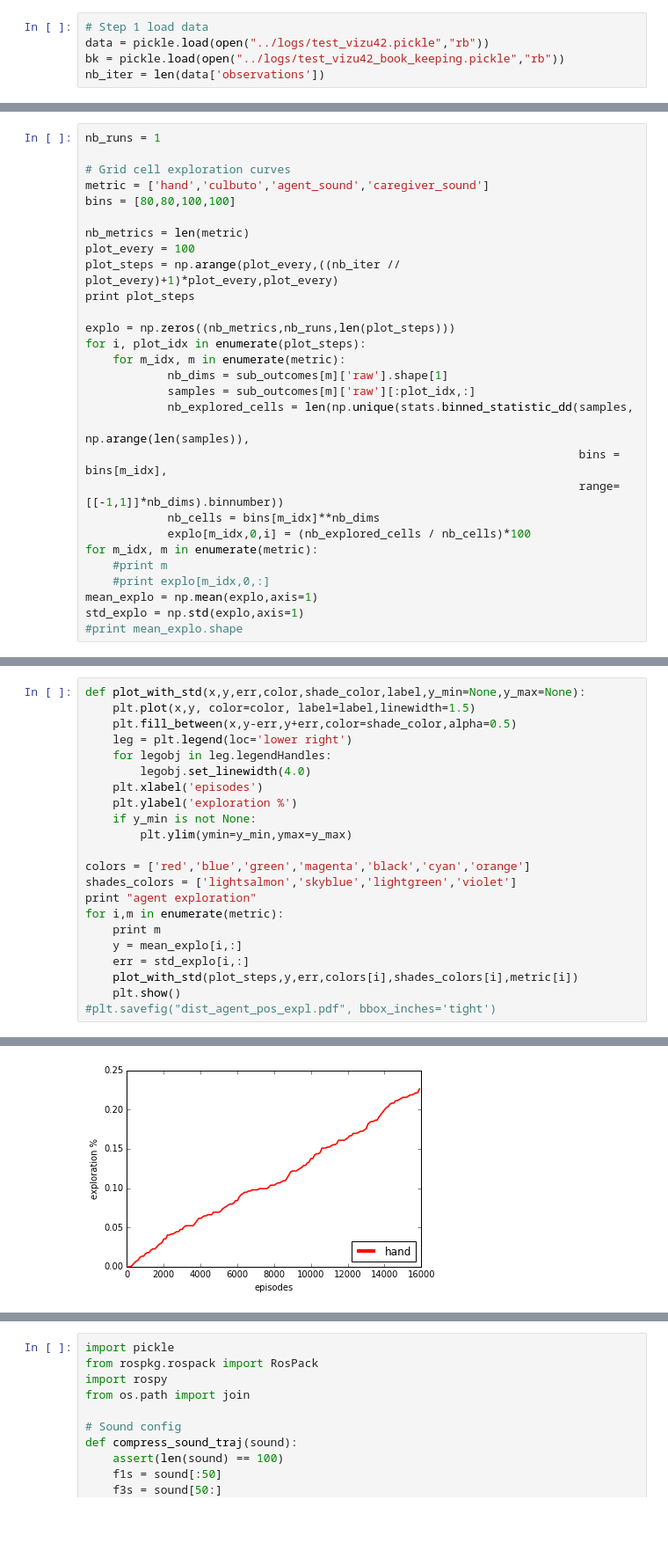
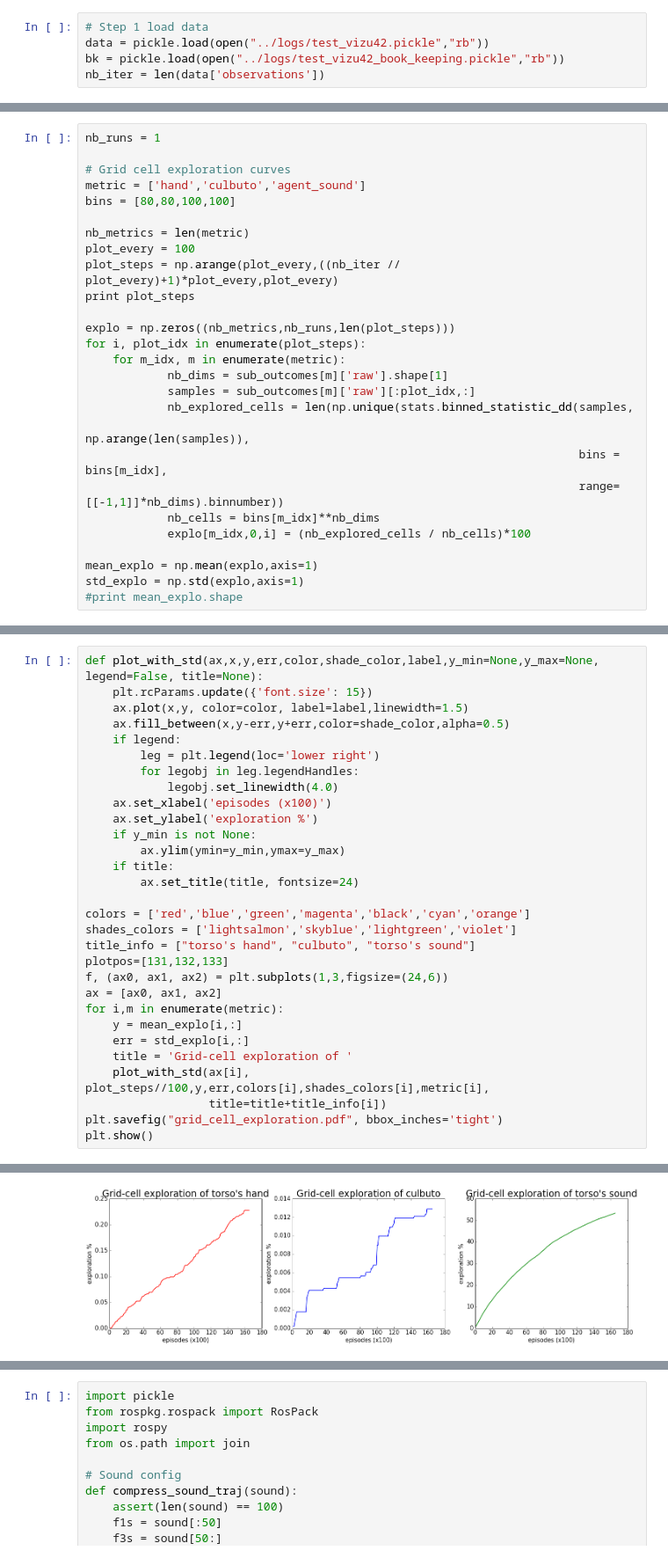
Before and after one commit to flowersteam/pobax_playground, a Jupyter notebook: notebooks/data_visualization.ipynb, the cells around one changed output, grey strips where cells are left out. Shown at 88% size. Saved outputs shown, nothing was run; the diff lists cells and outputs as text; blank space fills up the shorter version.

Commit message:
use subplots in vizualisation notebook

```diff
--- a/notebooks/data_visualization.ipynb
+++ b/notebooks/data_visualization.ipynb
@@ -86,7 +101,7 @@ print sub_outcomes['culbuto']['raw'].shape
 nb_runs = 1
 
 # Grid cell exploration curves
-metric = ['hand','culbuto','agent_sound','caregiver_sound']
+metric = ['hand','culbuto','agent_sound']
 bins = [80,80,100,100]
 
 nb_metrics = len(metric)
@@ -105,9 +120,7 @@ for i, plot_idx in enumerate(plot_steps):
                                                                         range=[[-1,1]]*nb_dims).binnumber))
             nb_cells = bins[m_idx]**nb_dims
             explo[m_idx,0,i] = (nb_explored_cells / nb_cells)*100
-for m_idx, m in enumerate(metric):
-    #print m
-    #print explo[m_idx,0,:]
+
 mean_explo = np.mean(explo,axis=1)
 std_explo = np.std(explo,axis=1)
 #print mean_explo.shape
@@ -132,23 +142,31 @@ std_explo = np.std(explo,axis=1)
 # %%
-def plot_with_std(x,y,err,color,shade_color,label,y_min=None,y_max=None):
-    plt.plot(x,y, color=color, label=label,linewidth=1.5)
-    plt.fill_between(x,y-err,y+err,color=shade_color,alpha=0.5)
-    leg = plt.legend(loc='lower right')
-    for legobj in leg.legendHandles:
-        legobj.set_linewidth(4.0)
-    plt.xlabel('episodes')
-    plt.ylabel('exploration %')
+def plot_with_std(ax,x,y,err,color,shade_color,label,y_min=None,y_max=None, legend=False, title=None):
+    plt.rcParams.update({'font.size': 15})
+    ax.plot(x,y, color=color, label=label,linewidth=1.5)
+    ax.fill_between(x,y-err,y+err,color=shade_color,alpha=0.5)
+    if legend:
+        leg = plt.legend(loc='lower right')
+        for legobj in leg.legendHandles:
+            legobj.set_linewidth(4.0)
+    ax.set_xlabel('episodes (x100)')
+    ax.set_ylabel('exploration %')
     if y_min is not None:
-        plt.ylim(ymin=y_min,ymax=y_max)
+        ax.ylim(ymin=y_min,ymax=y_max)
+    if title:
+        ax.set_title(title, fontsize=24)
 
 colors = ['red','blue','green','magenta','black','cyan','orange']
 shades_colors = ['lightsalmon','skyblue','lightgreen','violet']
-print "agent exploration"
+title_info = ["torso's hand", "culbuto", "torso's sound"]
+plotpos=[131,132,133]
+f, (ax0, ax1, ax2) = plt.subplots(1,3,figsize=(24,6))
+ax = [ax0, ax1, ax2]
 for i,m in enumerate(metric):
-    print m
     y = mean_explo[i,:]
     err = std_explo[i,:]
-    plot_with_std(plot_steps,y,err,colors[i],shades_colors[i],metric[i])
-    plt.show()
-#plt.savefig("dist_agent_pos_expl.pdf", bbox_inches='tight')
+    title = 'Grid-cell exploration of '
+    plot_with_std(ax[i], plot_steps//100,y,err,colors[i],shades_colors[i],metric[i],
+                  title=title+title_info[i])
+plt.savefig("grid_cell_exploration.pdf", bbox_inches='tight')
+plt.show()
 # %% [output]
@@ -157 +173 @@ hand
-[figure, old version]
+[figure, new version]
```
Also changed, not shown: parts of 11 cells of this notebook.
